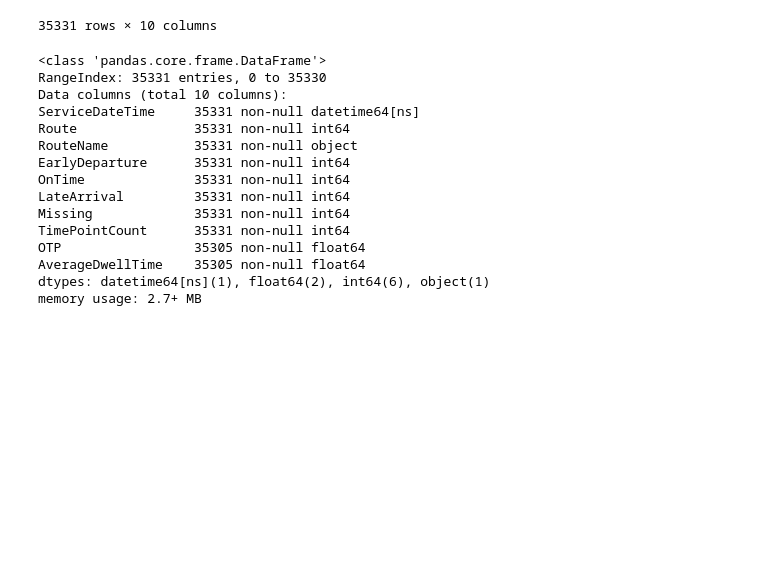
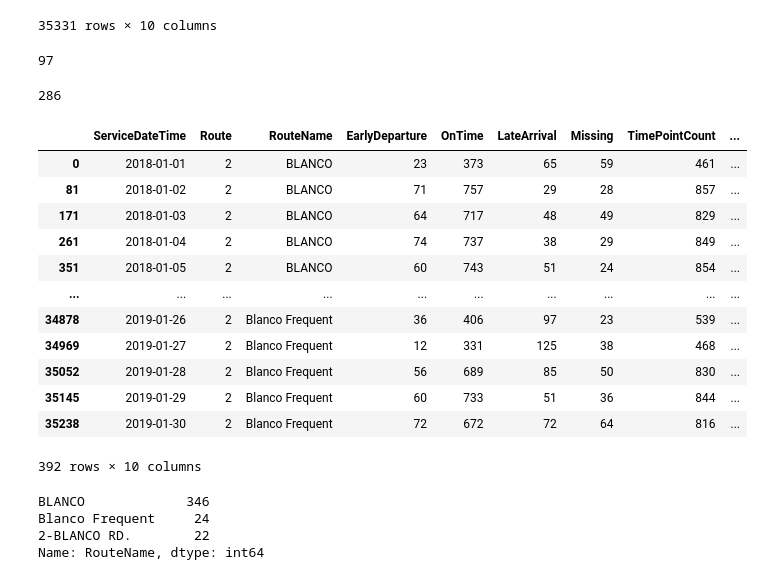
Before and after one commit to get-on-the-bus/via-project, a Jupyter notebook: mists-scraps.ipynb, the cells around one changed output. Cells and saved outputs as stored; diff of their text form; code cells hidden in the pictures; blank space fills up the shorter version.

```diff
--- a/mists-scraps.ipynb
+++ b/mists-scraps.ipynb
@@ -19,21 +40,34 @@ df
 | 35329 | 2019-01-30 | 660 | NW Vista College / University P&R | 4 | 99 | 55 | 28 | 158 | ... |
 | 35330 | 2019-01-30 | 672 | TAMUSA / Madla Transit Center | 7 | 193 | 24 | 7 | 224 | ... |
 35331 rows × 10 columns
-# %%
-df.info()
-# %% [output]
-<class 'pandas.core.frame.DataFrame'>
-RangeIndex: 35331 entries, 0 to 35330
-Data columns (total 10 columns):
-ServiceDateTime     35331 non-null datetime64[ns]
-Route               35331 non-null int64
-RouteName           35331 non-null object
-EarlyDeparture      35331 non-null int64
-OnTime              35331 non-null int64
-LateArrival         35331 non-null int64
-Missing             35331 non-null int64
-TimePointCount      35331 non-null int64
-OTP                 35305 non-null float64
-AverageDwellTime    35305 non-null float64
-dtypes: datetime64[ns](1), float64(2), int64(6), object(1)
-memory usage: 2.7+ MB
+# %%
+df.Route.nunique()
+# %% [output]
+97
+# %%
+df.RouteName.nunique()
+# %% [output]
+286
+# %%
+df [df.Route == 2]
+# %% [output]
+|  | ServiceDateTime | Route | RouteName | EarlyDeparture | OnTime | LateArrival | Missing | TimePointCount | ... |
+| 0 | 2018-01-01 | 2 | BLANCO | 23 | 373 | 65 | 59 | 461 | ... |
+| 81 | 2018-01-02 | 2 | BLANCO | 71 | 757 | 29 | 28 | 857 | ... |
+| 171 | 2018-01-03 | 2 | BLANCO | 64 | 717 | 48 | 49 | 829 | ... |
+| 261 | 2018-01-04 | 2 | BLANCO | 74 | 737 | 38 | 29 | 849 | ... |
+| 351 | 2018-01-05 | 2 | BLANCO | 60 | 743 | 51 | 24 | 854 | ... |
+| ... | ... | ... | ... | ... | ... | ... | ... | ... | ... |
+| 34878 | 2019-01-26 | 2 | Blanco Frequent | 36 | 406 | 97 | 23 | 539 | ... |
+| 34969 | 2019-01-27 | 2 | Blanco Frequent | 12 | 331 | 125 | 38 | 468 | ... |
+| 35052 | 2019-01-28 | 2 | Blanco Frequent | 56 | 689 | 85 | 50 | 830 | ... |
+| 35145 | 2019-01-29 | 2 | Blanco Frequent | 60 | 733 | 51 | 36 | 844 | ... |
+| 35238 | 2019-01-30 | 2 | Blanco Frequent | 72 | 672 | 72 | 64 | 816 | ... |
+392 rows × 10 columns
+# %%
+df [df.Route == 2].RouteName.value_counts()
+# %% [output]
+BLANCO             346
+Blanco Frequent     24
+2-BLANCO RD.        22
+Name: RouteName, dtype: int64
```
Also changed, not shown: parts of 6 cells of this notebook.
